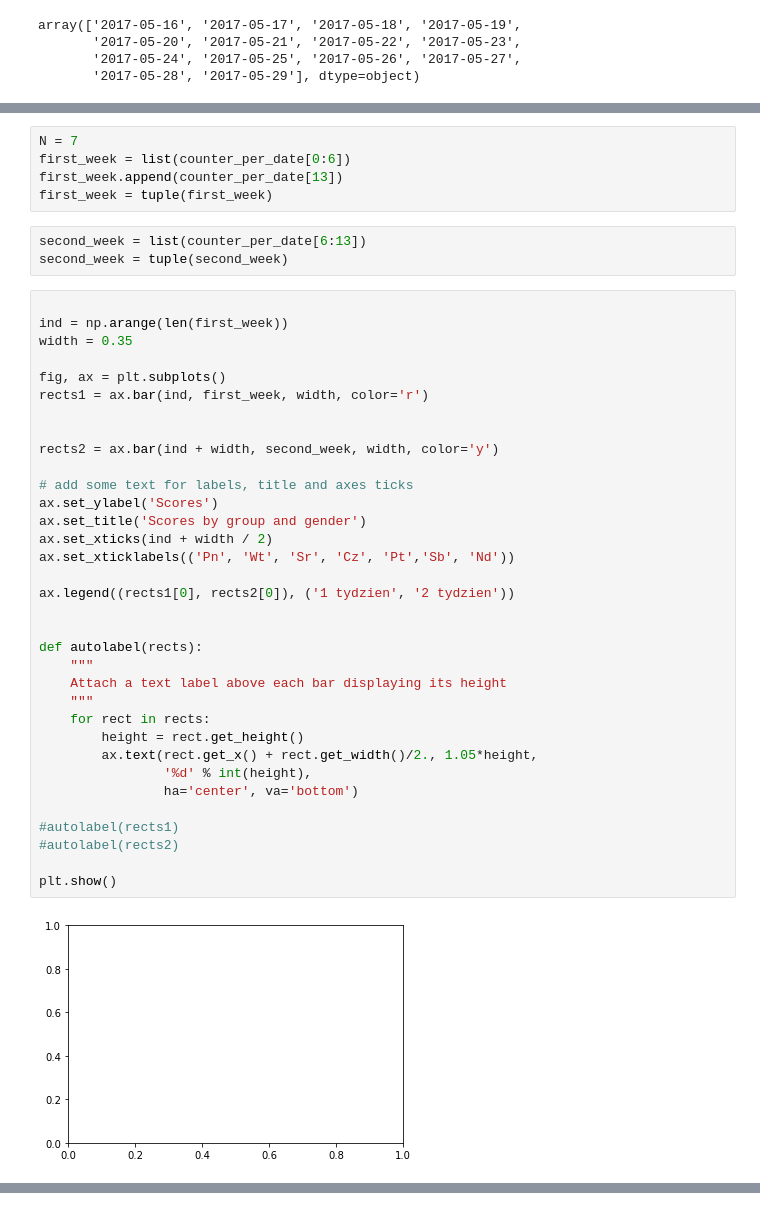
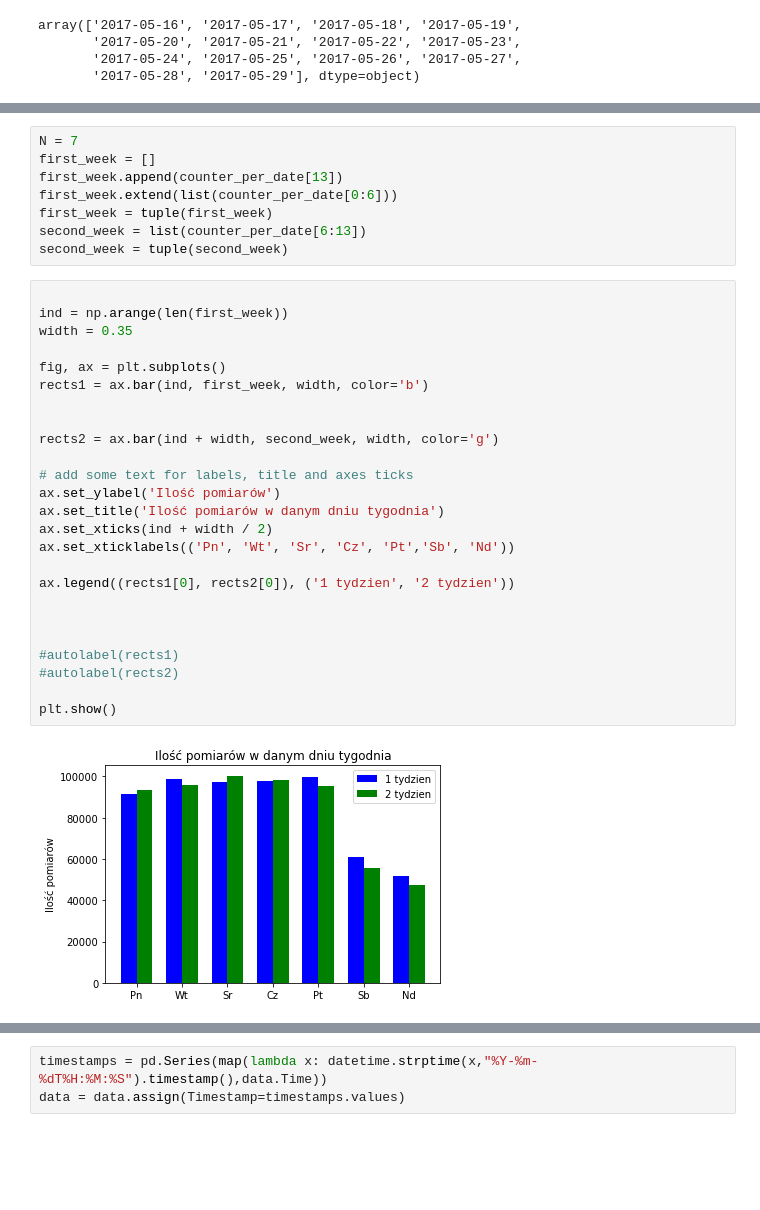
Before and after one commit to lukemuszynski/pd4python, a Jupyter notebook: Dane srednie.ipynb, the cells around one changed output, grey strips where cells are left out. Cells and saved outputs as stored; diff of their text form; blank space fills up the shorter version.

Commit message:
color scraper i srednie

```diff
--- a/Dane srednie.ipynb
+++ b/Dane srednie.ipynb
@@ -156,44 +156,35 @@ plt.show()
 # %%
 N = 7
-first_week = list(counter_per_date[0:6])
+first_week = []
 first_week.append(counter_per_date[13])
+first_week.extend(list(counter_per_date[0:6]))
 first_week = tuple(first_week)
+second_week = list(counter_per_date[6:13])
+second_week = tuple(second_week)
-# %%
-second_week = list(counter_per_date[6:13])
-second_week = tuple(second_week)
 # %%
 
 ind = np.arange(len(first_week))
 width = 0.35
 
 fig, ax = plt.subplots()
-rects1 = ax.bar(ind, first_week, width, color='r')
+rects1 = ax.bar(ind, first_week, width, color='b')
 
 
-rects2 = ax.bar(ind + width, second_week, width, color='y')
+rects2 = ax.bar(ind + width, second_week, width, color='g')
 
 # add some text for labels, title and axes ticks
-ax.set_ylabel('Scores')
-ax.set_title('Scores by group and gender')
+ax.set_ylabel('Ilość pomiarów')
+ax.set_title('Ilość pomiarów w danym dniu tygodnia')
 ax.set_xticks(ind + width / 2)
 ax.set_xticklabels(('Pn', 'Wt', 'Sr', 'Cz', 'Pt','Sb', 'Nd'))
 
 ax.legend((rects1[0], rects2[0]), ('1 tydzien', '2 tydzien'))
 
 
-def autolabel(rects):
-    """
-    Attach a text label above each bar displaying its height
-    """
-    for rect in rects:
-        height = rect.get_height()
-        ax.text(rect.get_x() + rect.get_width()/2., 1.05*height,
-                '%d' % int(height),
-                ha='center', va='bottom')
 
 #autolabel(rects1)
 #autolabel(rects2)
 
 plt.show()
 # %% [output]
-[figure, old version]
+[figure, new version]
@@ -200,0 +191,3 @@ plt.show()
+# %%
+timestamps = pd.Series(map(lambda x: datetime.strptime(x,"%Y-%m-%dT%H:%M:%S").timestamp(),data.Time))
+data = data.assign(Timestamp=timestamps.values)
```
Also changed, not shown: parts of 17 cells of this notebook, 3 other files.
